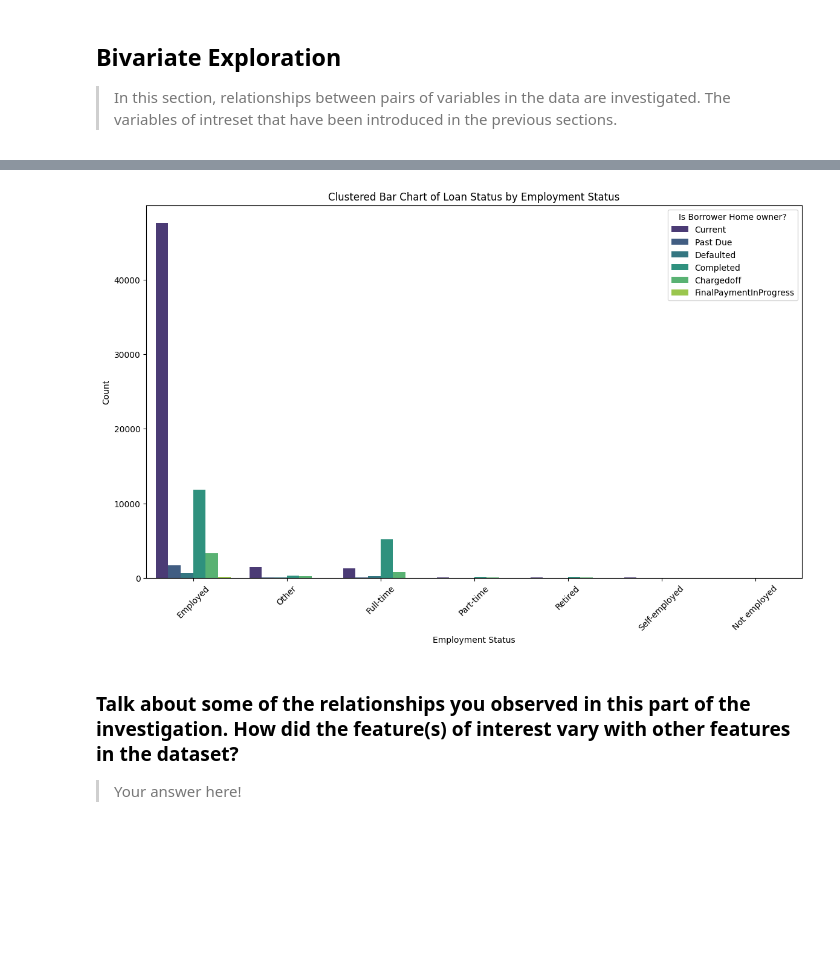
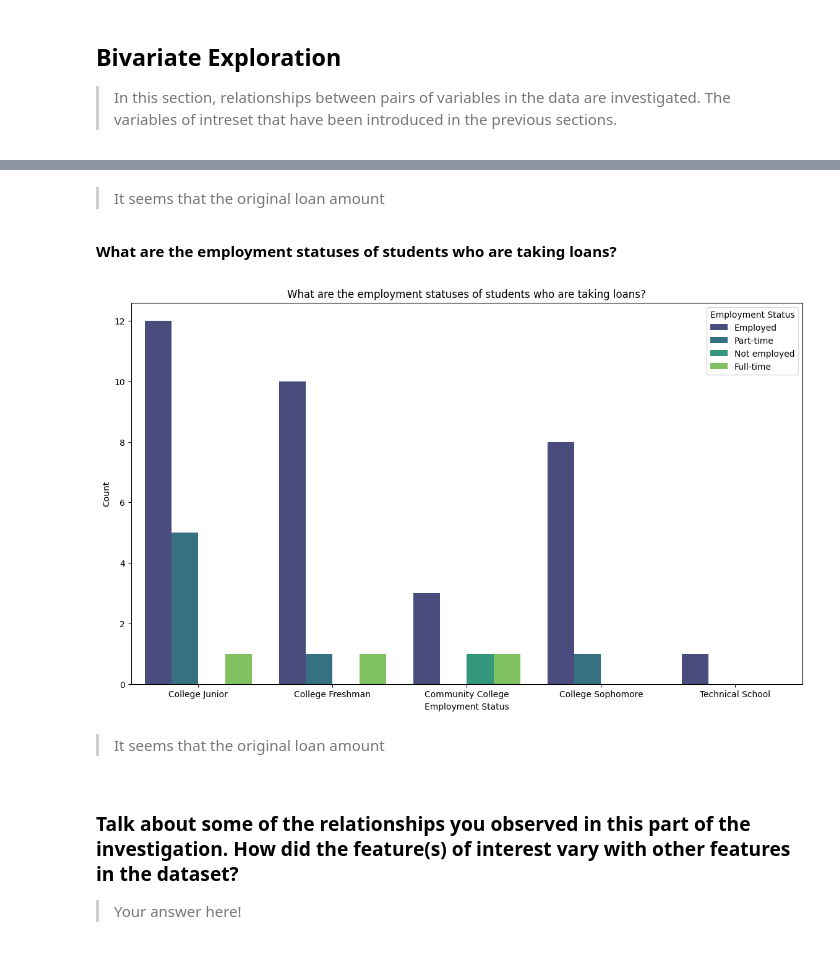
Before and after one commit to sondosaabed/Prosper-Loan-Analysis, a Jupyter notebook: Part_I_exploration.ipynb, the cells around one changed output, grey strips where cells are left out. Cells and saved outputs as stored; diff of their text form; code cells hidden in the pictures; blank space fills up the shorter version.

```diff
--- a/Part_I_exploration.ipynb
+++ b/Part_I_exploration.ipynb
@@ -569,2 +562,0 @@ plt.xticks(rotation=45);
-# %%
-geo_demo_df['SimplifiedLoanStatus'] = loan_performance_df['SimplifiedLoanStatus']
@@ -585,13 +588,24 @@ Index(['BorrowerState', 'Occupation', 'EmploymentStatus', 'IncomeRange',
+# %% [markdown]
+> It seems that the original loan amount
+# %% [markdown]
+**What are the employment statuses of students who are taking loans?**
 # %%
+study_occupations = ['Student - College Freshman', 'Student - College Junior', 'Student - Community College',
+                     'Student - College Sophomore', 'Student - Technical School']
+
+labels = ['College Freshman', 'College Junior','Community College', 'College Sophomore', 'Technical School']
+
 plt.figure(figsize=(14, 8))
-sns.countplot(data=geo_demo_df, x='EmploymentStatus', hue='SimplifiedLoanStatus', palette='viridis')
-plt.title('Clustered Bar Chart of Loan Status by Employment Status')
+sns.countplot(data=geo_demo_df[geo_demo_df['Occupation'].isin(study_occupations)], x='Occupation', hue='EmploymentStatus', palette='viridis')
+plt.title('What are the employment statuses of students who are taking loans?')
 plt.xlabel('Employment Status')
 plt.ylabel('Count')
-plt.legend(title='Is Borrower Home owner?')
-plt.xticks(rotation=45);
+plt.xticks(ticks= study_occupations, labels= labels)
+plt.legend(title='Employment Status');
 # %% [output]
-[figure, old version]
+[figure, new version]
+# %% [markdown]
+> It seems that the original loan amount
 # %% [markdown]
 ### Talk about some of the relationships you observed in this part of the investigation. How did the feature(s) of interest vary with other features in the dataset?
 
```
Also changed, not shown: parts of 17 cells of this notebook.
